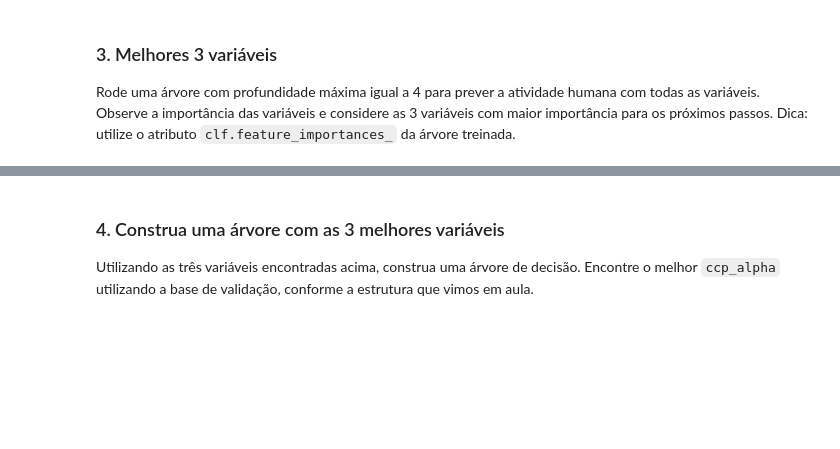
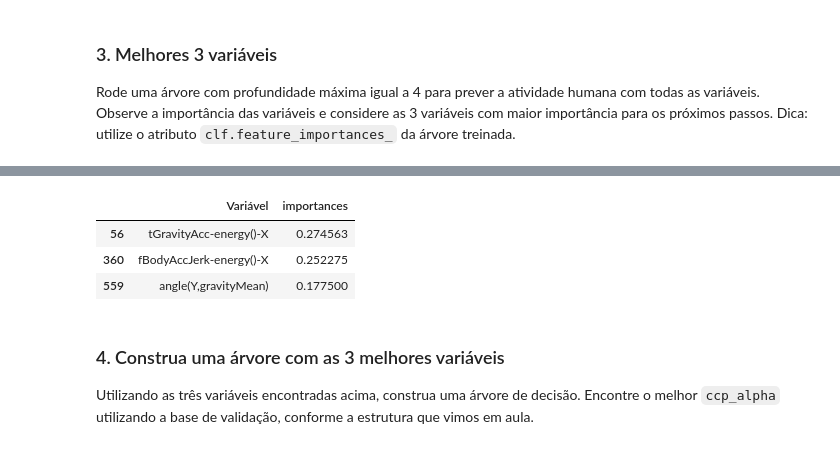
Before and after one commit to marceloaires7/EBAC-Aulas, a Jupyter notebook: Modulo17/Exercício_Cientista_de_dados_Módulo17/Exercício 2/Exercicio2.ipynb, the cells around one changed output, grey strips where cells are left out. Saved outputs shown, nothing was run; the diff lists cells and outputs as text; code cells hidden in the pictures; blank space fills up the shorter version.

```diff
--- a/Modulo17/Exercício_Cientista_de_dados_Módulo17/Exercício 2/Exercicio2.ipynb
+++ b/Modulo17/Exercício_Cientista_de_dados_Módulo17/Exercício 2/Exercicio2.ipynb
@@ -124,3 +150,12 @@
+# %%
+(pd.DataFrame(X_train.columns).rename({0: "Variável"},axis=1)
+                              .assign(importances = clf.feature_importances_)
+                              .sort_values(by='importances', ascending=False))[:3]
+# %% [output]
+|  | Variável | importances |
+| 56 | tGravityAcc-energy()-X | 0.274563 |
+| 360 | fBodyAccJerk-energy()-X | 0.252275 |
+| 559 | angle(Y,gravityMean) | 0.177500 |
 # %% [markdown]
 ### 4. Construa uma árvore com as 3 melhores variáveis
 
```
Also changed, not shown: parts of 3 cells of this notebook.
